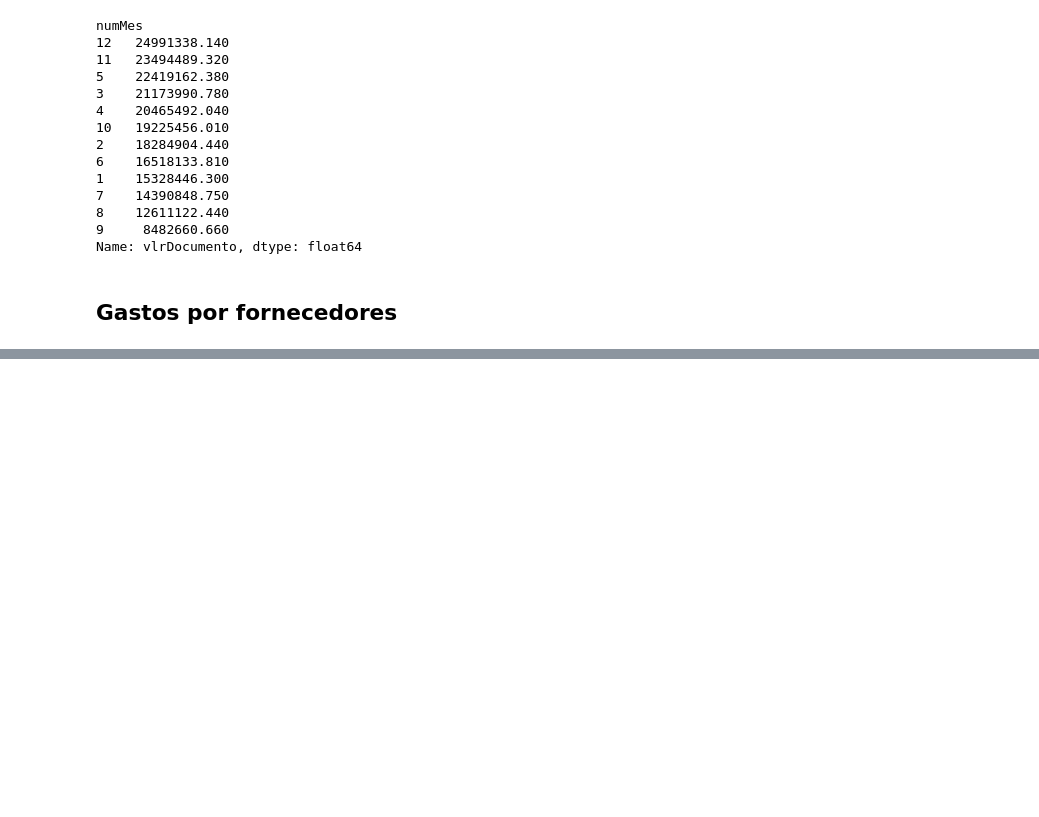
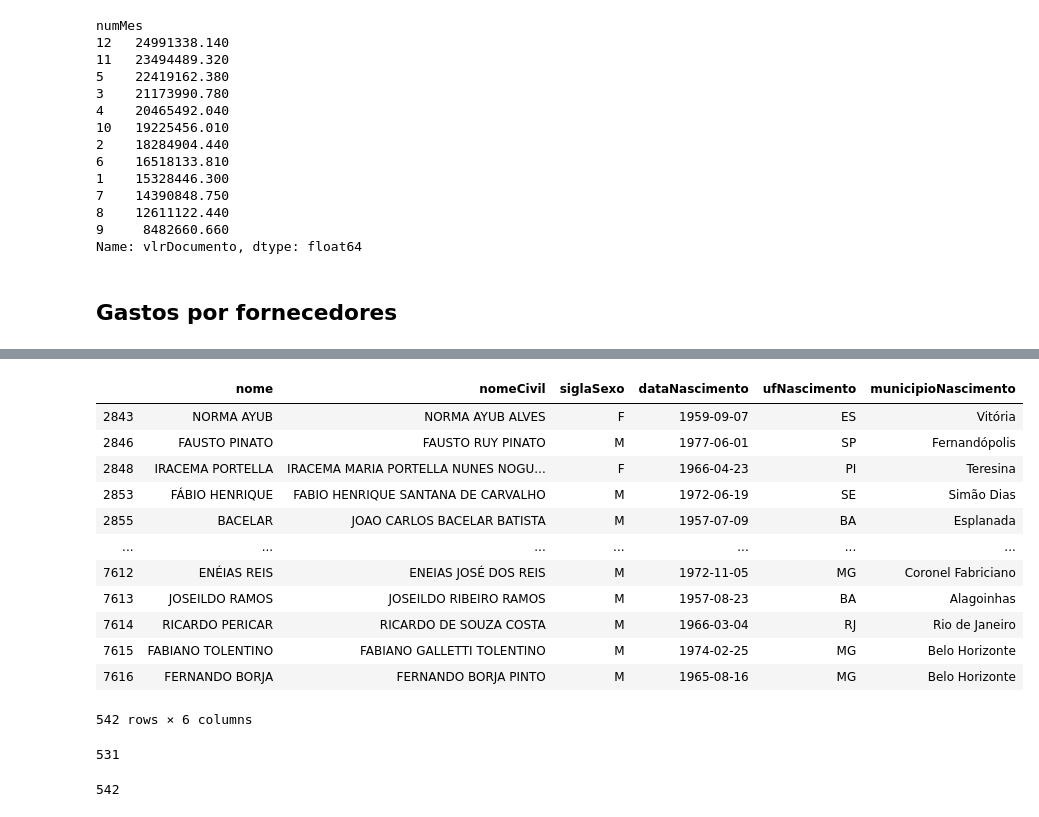
Before and after one commit to instituto-hub/Bootcamp-Ciencia-de-Dados, a Jupyter notebook: Turma #1/gasto_deputados.ipynb, the cells around one changed output, grey strips where cells are left out. Cells and saved outputs as stored; diff of their text form; code cells hidden in the pictures; blank space fills up the shorter version.

```diff
--- a/Turma #1/gasto_deputados.ipynb
+++ b/Turma #1/gasto_deputados.ipynb
@@ -181,0 +209,38 @@ gastos_fornecedores.
+# %%
+deputados = pd.read_csv("data/deputados.csv",
+                        low_memory=False, sep=';',
+                        parse_dates=["dataNascimento", "dataFalecimento"])
+# %%
+deputados = deputados[(deputados['idLegislaturaInicial'] == 56) | (deputados['idLegislaturaFinal'] == 56)]
+# %%
+deputados2 = deputados.drop(['idLegislaturaInicial',
+                             'cpf', 'urlRedeSocial',
+                             'dataFalecimento',
+                             'urlWebsite',
+                             'urlRedeSocial',
+                             'idLegislaturaFinal',
+                             'uri'], axis=1)
+deputados2
+# %% [output]
+|  | nome | nomeCivil | siglaSexo | dataNascimento | ufNascimento | municipioNascimento |
+| 2843 | NORMA AYUB | NORMA AYUB ALVES | F | 1959-09-07 | ES | Vitória |
+| 2846 | FAUSTO PINATO | FAUSTO RUY PINATO | M | 1977-06-01 | SP | Fernandópolis |
+| 2848 | IRACEMA PORTELLA | IRACEMA MARIA PORTELLA NUNES NOGU... | F | 1966-04-23 | PI | Teresina |
+| 2853 | FÁBIO HENRIQUE | FABIO HENRIQUE SANTANA DE CARVALHO | M | 1972-06-19 | SE | Simão Dias |
+| 2855 | BACELAR | JOAO CARLOS BACELAR BATISTA | M | 1957-07-09 | BA | Esplanada |
+| ... | ... | ... | ... | ... | ... | ... |
+| 7612 | ENÉIAS REIS | ENEIAS JOSÉ DOS REIS | M | 1972-11-05 | MG | Coronel Fabriciano |
+| 7613 | JOSEILDO RAMOS | JOSEILDO RIBEIRO RAMOS | M | 1957-08-23 | BA | Alagoinhas |
+| 7614 | RICARDO PERICAR | RICARDO DE SOUZA COSTA | M | 1966-03-04 | RJ | Rio de Janeiro |
+| 7615 | FABIANO TOLENTINO | FABIANO GALLETTI TOLENTINO | M | 1974-02-25 | MG | Belo Horizonte |
+| 7616 | FERNANDO BORJA | FERNANDO BORJA PINTO | M | 1965-08-16 | MG | Belo Horizonte |
+542 rows × 6 columns
+# %%
+deputados_iguais = []
+for linha_dado_2018 in data_2019['txNomeParlamentar'].unique():
+    for linha_deputado2 in deputados2['nome'].unique():
+        if(linha_dado_2018 == linha_deputado2):
+            deputados_iguais.append(linha_dado_2018)
+len(deputados_iguais)
+# %% [output]
+531
@@ -181,0 +249,10 @@ gastos_fornecedores.
+# %%
+deputados_iguais = []
+for linha_dado_2018 in data_2019['txNomeParlamentar'].unique():
+    for linha_deputado2 in deputados2['nome'].unique():
+        s = SequenceMatcher(None, linha_dado_2018, linha_deputado2)
+        if(s.ratio() > 0.86 ):
+            deputados_iguais.append(linha_dado_2018)
+len(deputados_iguais)
+# %% [output]
+542
```
Also changed, not shown: parts of 17 cells of this notebook.
